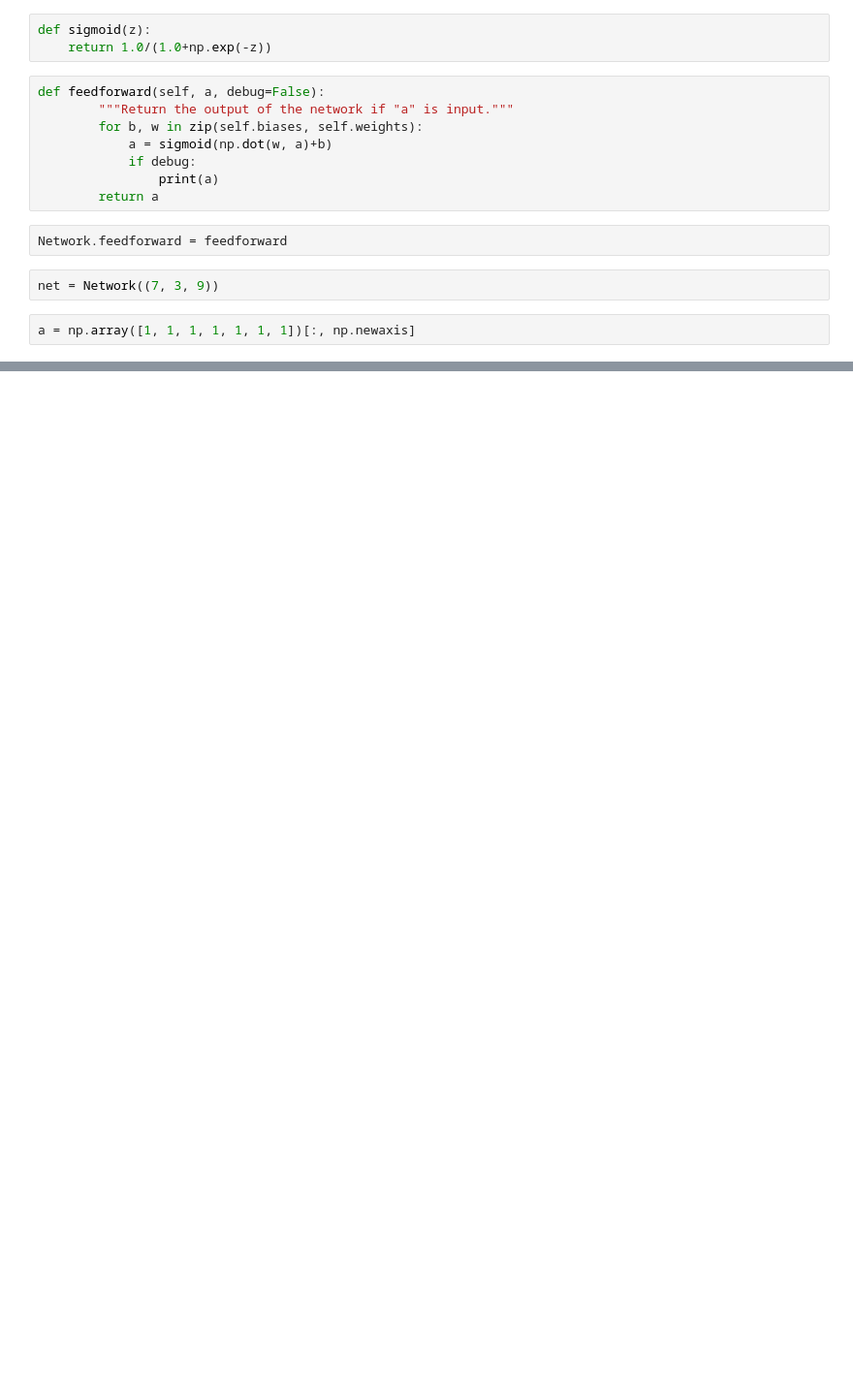
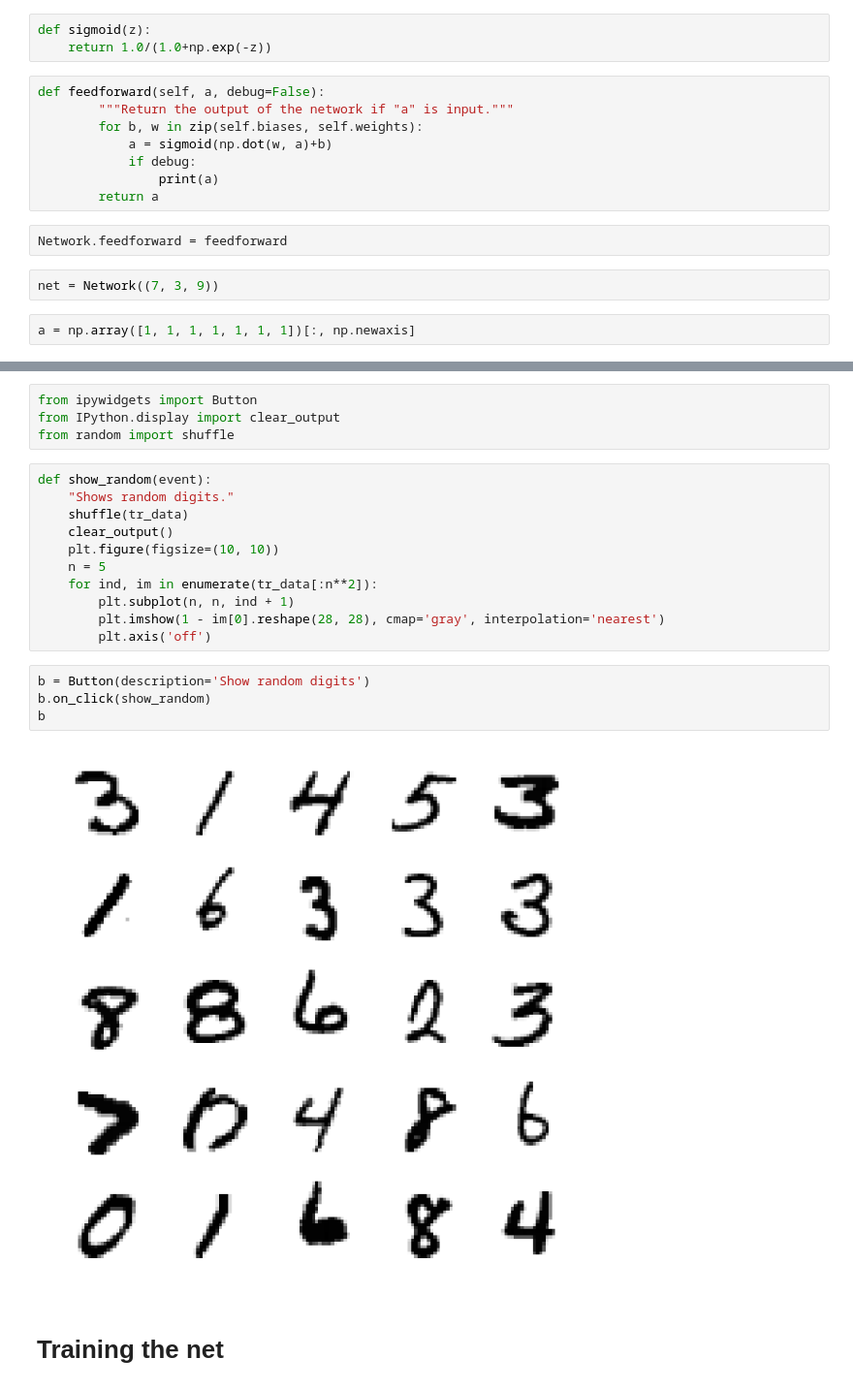
Before and after one commit to flothesof/neural-networks-and-deep-learning, a Jupyter notebook: notebooks/20170106_chapter1.ipynb, the cells around one changed output, grey strips where cells are left out. Shown at 97% size. Saved outputs shown, nothing was run; the diff lists cells and outputs as text; blank space fills up the shorter version.

```diff
--- a/notebooks/20170106_chapter1.ipynb
+++ b/notebooks/20170106_chapter1.ipynb
@@ -169,0 +320,23 @@ NameError: name 'xrange' is not defined
+# %%
+from ipywidgets import Button
+from IPython.display import clear_output
+from random import shuffle
+# %%
+def show_random(event):
+    "Shows random digits."
+    shuffle(tr_data)
+    clear_output()
+    plt.figure(figsize=(10, 10))
+    n = 5
+    for ind, im in enumerate(tr_data[:n**2]):
+        plt.subplot(n, n, ind + 1)
+        plt.imshow(1 - im[0].reshape(28, 28), cmap='gray', interpolation='nearest')
+        plt.axis('off')
+# %%
+b = Button(description='Show random digits')
+b.on_click(show_random)
+b
+# %% [output]
+[figure, added]
+# %% [markdown]
+# Training the net
```
Also changed, not shown: parts of 75 cells of this notebook, 3 other files.
